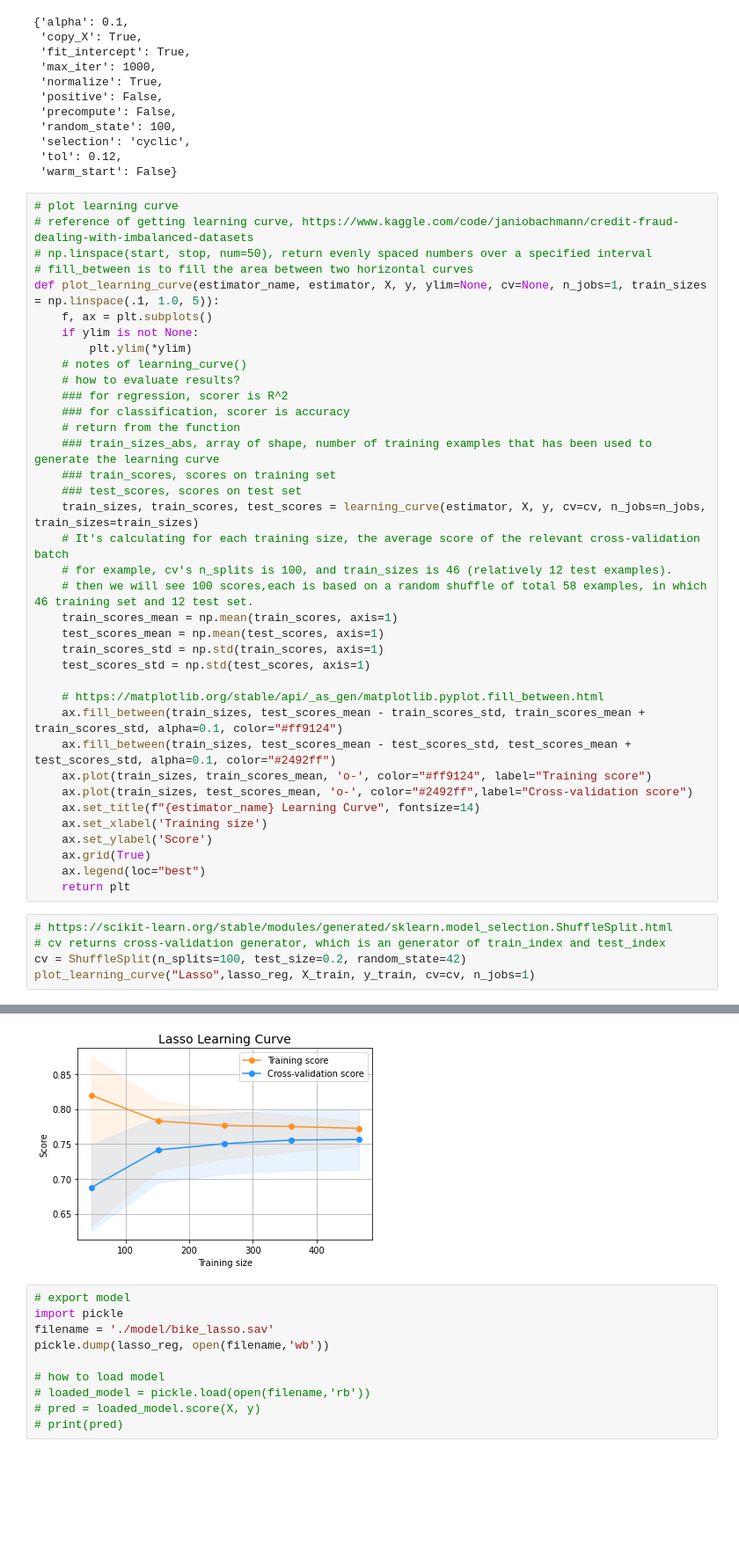
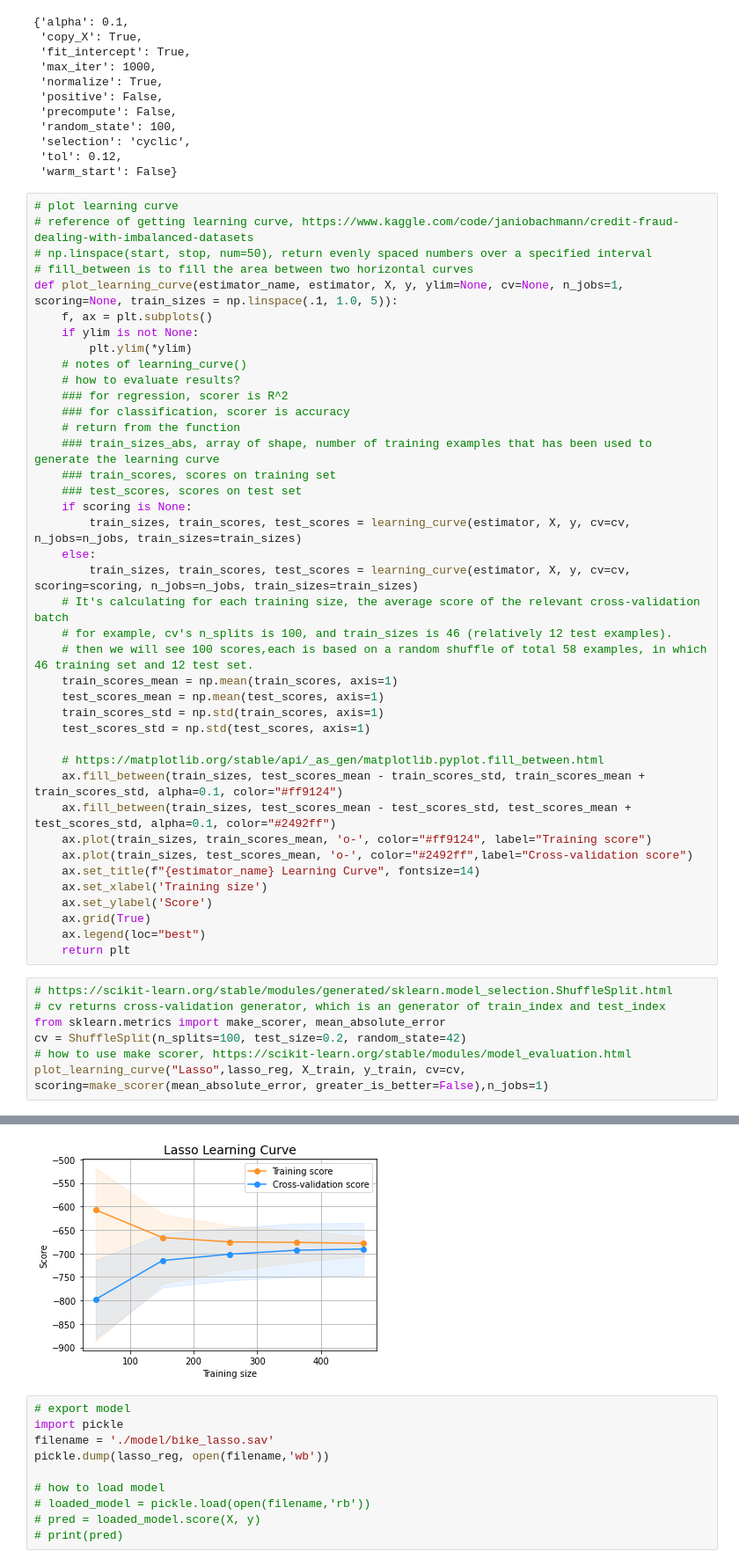
Before and after one commit to yuchen0908/explainable_ml, a Jupyter notebook: s4.1_bike_rental.ipynb, the cells around one changed output, grey strips where cells are left out. Shown at 88% size. Drawn from its saved outputs; the diff is of its cells as text; blank space fills up the shorter version.

```diff
--- a/s4.1_bike_rental.ipynb
+++ b/s4.1_bike_rental.ipynb
@@ -214,7 +214,7 @@ intercept - 3979.8336964987725
 # reference of getting learning curve, https://www.kaggle.com/code/janiobachmann/credit-fraud-dealing-with-imbalanced-datasets
 # np.linspace(start, stop, num=50), return evenly spaced numbers over a specified interval
 # fill_between is to fill the area between two horizontal curves
-def plot_learning_curve(estimator_name, estimator, X, y, ylim=None, cv=None, n_jobs=1, train_sizes = np.linspace(.1, 1.0, 5)):
+def plot_learning_curve(estimator_name, estimator, X, y, ylim=None, cv=None, n_jobs=1,  scoring=None, train_sizes = np.linspace(.1, 1.0, 5)):
     f, ax = plt.subplots()
     if ylim is not None:
         plt.ylim(*ylim)
@@ -226,7 +226,10 @@ def plot_learning_curve(estimator_name, estimator, X, y, ylim=None, cv=None, n_j
     ### train_sizes_abs, array of shape, number of training examples that has been used to generate the learning curve
     ### train_scores, scores on training set
     ### test_scores, scores on test set
-    train_sizes, train_scores, test_scores = learning_curve(estimator, X, y, cv=cv, n_jobs=n_jobs, train_sizes=train_sizes)
+    if scoring is None:
+        train_sizes, train_scores, test_scores = learning_curve(estimator, X, y, cv=cv, n_jobs=n_jobs, train_sizes=train_sizes)
+    else:
+        train_sizes, train_scores, test_scores = learning_curve(estimator, X, y, cv=cv, scoring=scoring, n_jobs=n_jobs, train_sizes=train_sizes)
     # It's calculating for each training size, the average score of the relevant cross-validation batch
     # for example, cv's n_splits is 100, and train_sizes is 46 (relatively 12 test examples).
     # then we will see 100 scores,each is based on a random shuffle of total 58 examples, in which 46 training set and 12 test set.
@@ -249,11 +252,13 @@ def plot_learning_curve(estimator_name, estimator, X, y, ylim=None, cv=None, n_j
 # %%
 # https://scikit-learn.org/stable/modules/generated/sklearn.model_selection.ShuffleSplit.html
 # cv returns cross-validation generator, which is an generator of train_index and test_index
+from sklearn.metrics import make_scorer, mean_absolute_error
 cv = ShuffleSplit(n_splits=100, test_size=0.2, random_state=42)
-plot_learning_curve("Lasso",lasso_reg, X_train, y_train, cv=cv, n_jobs=1)
+# how to use make scorer, https://scikit-learn.org/stable/modules/model_evaluation.html
+plot_learning_curve("Lasso",lasso_reg, X_train, y_train, cv=cv, scoring=make_scorer(mean_absolute_error, greater_is_better=False),n_jobs=1)
 # %% [output]
 <module 'matplotlib.pyplot' from 'E:\\Projects\\Envs\\Repo\\lib\\site-packages\\matplotlib\\pyplot.py'>
-[figure, old version]
+[figure, new version]
 # %%
 # export model
 import pickle
```
